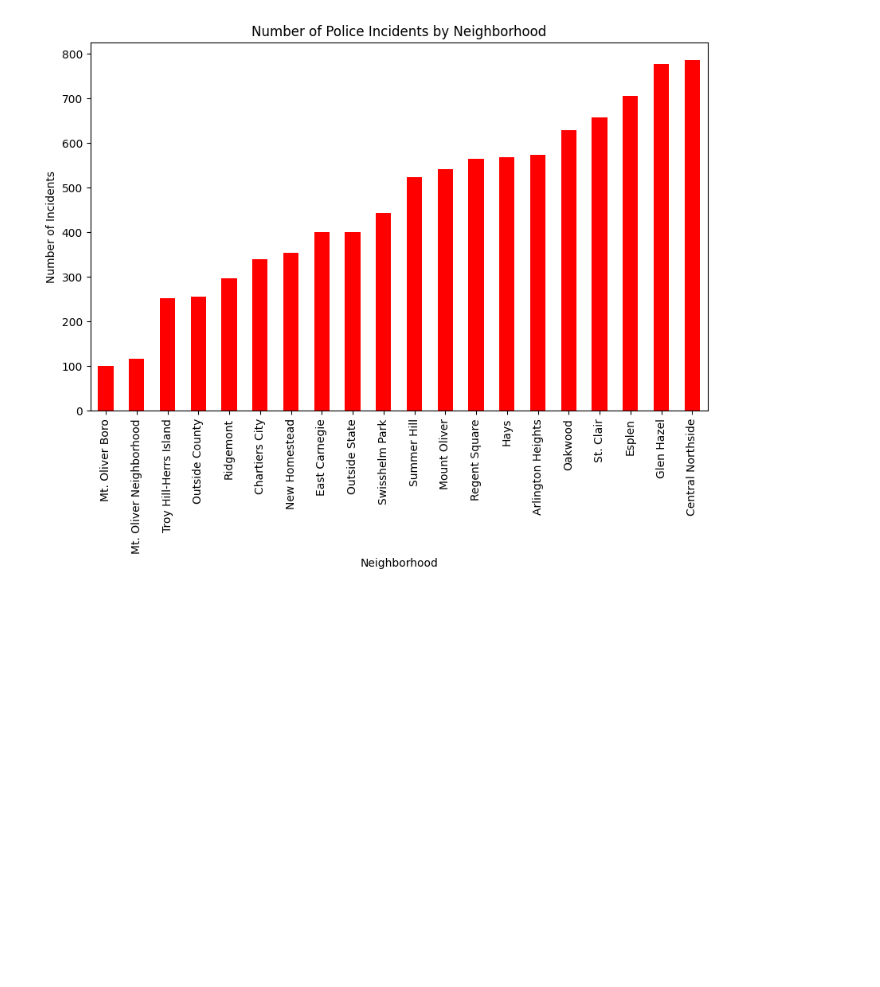
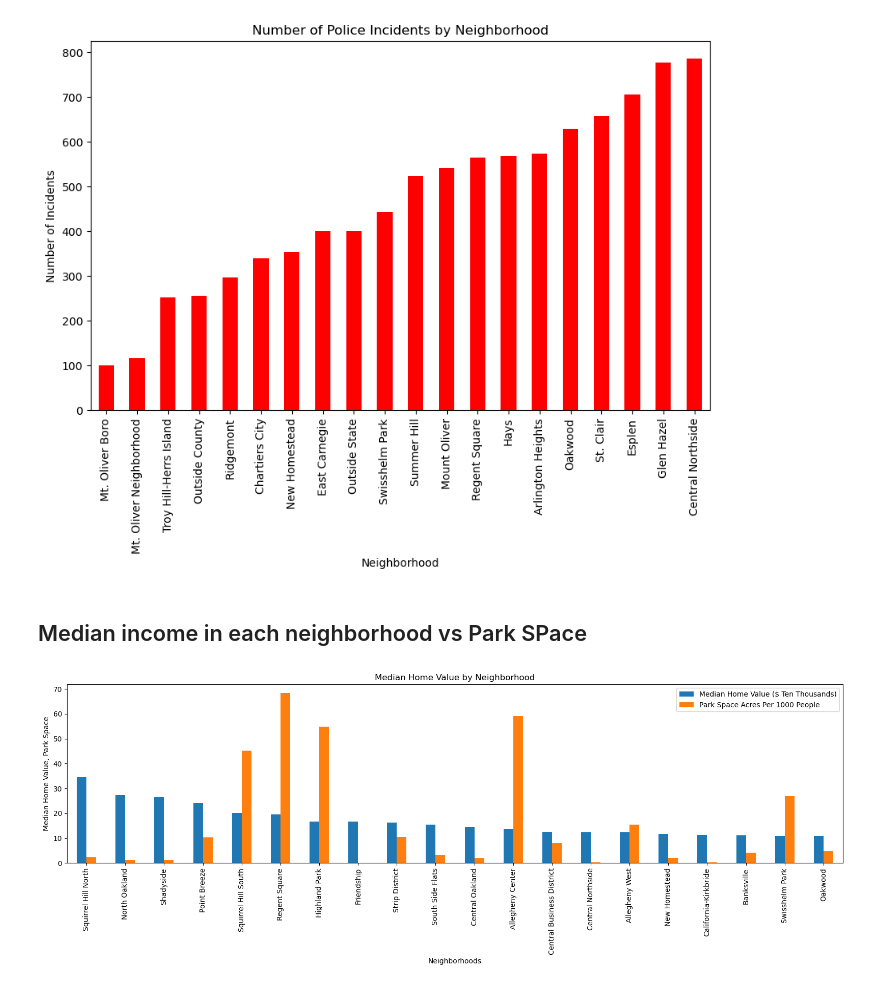
Before and after one commit to JamesW6/BestNeighborhoodProject, a Jupyter notebook: project.ipynb, the cells around one changed output. Cells and saved outputs as stored; diff of their text form; code cells hidden in the pictures; blank space fills up the shorter version.

Commit message:
Added James Data

```diff
--- a/project.ipynb
+++ b/project.ipynb
@@ -18,3 +18,24 @@ counts.plot.bar(
 plt.show()
 # %% [output]
 [figure]
+# %% [markdown]
+## Median income in each neighborhood vs Park SPace
+# %%
+df = pd.read_csv("neighborhoodData.csv")
+df["Median Home Value ($ Ten Thousands)"]=df["Median Home Value ($ Ten Thousands)"].replace('[\$,]', '', regex=True).astype(float)
+df["Median Home Value ($ Ten Thousands)"]=df["Median Home Value ($ Ten Thousands)"].divide(10000)
+df=df.sort_values(by="Median Home Value ($ Ten Thousands)")
+df=df.nlargest(columns="Median Home Value ($ Ten Thousands)",n=20)
+df.plot(
+    kind="bar",
+    x="Neighborhood_2010_HOOD",
+    y=["Median Home Value ($ Ten Thousands)", "Park Space Acres Per 1000 People"],
+    title="Median Home Value by Neighborhood",
+    figsize=(16,6)
+)
+plt.xlabel("Neighborhoods")
+plt.ylabel("Median Home Value, Park Space")
+plt.tight_layout()
+plt.show()
+# %% [output]
+[figure, added]
```
Also changed, not shown: parts of 2 cells of this notebook, 1 other file.
